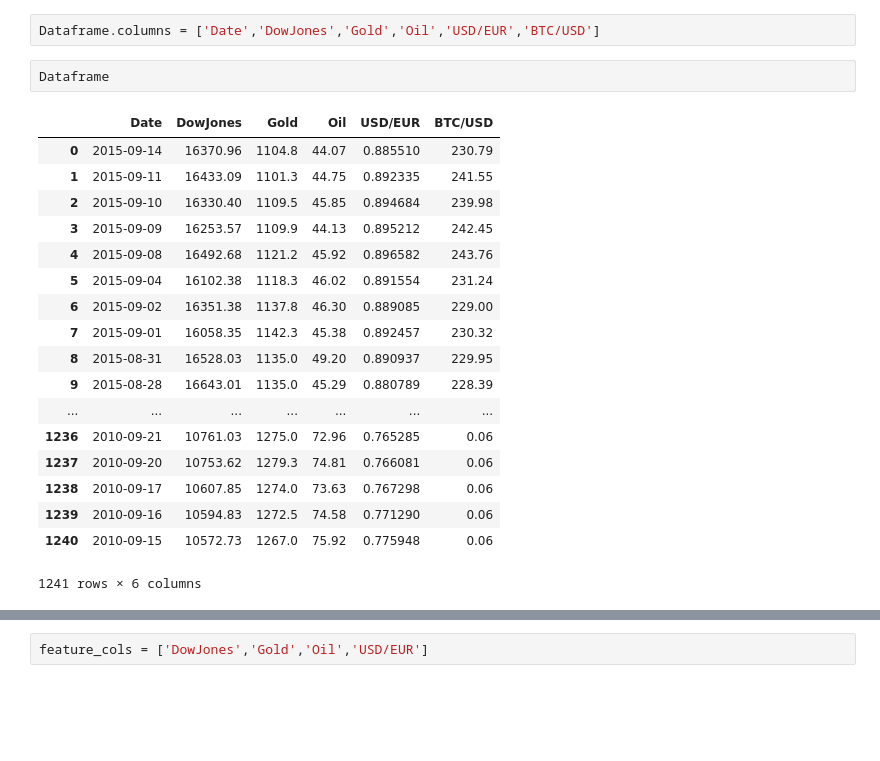
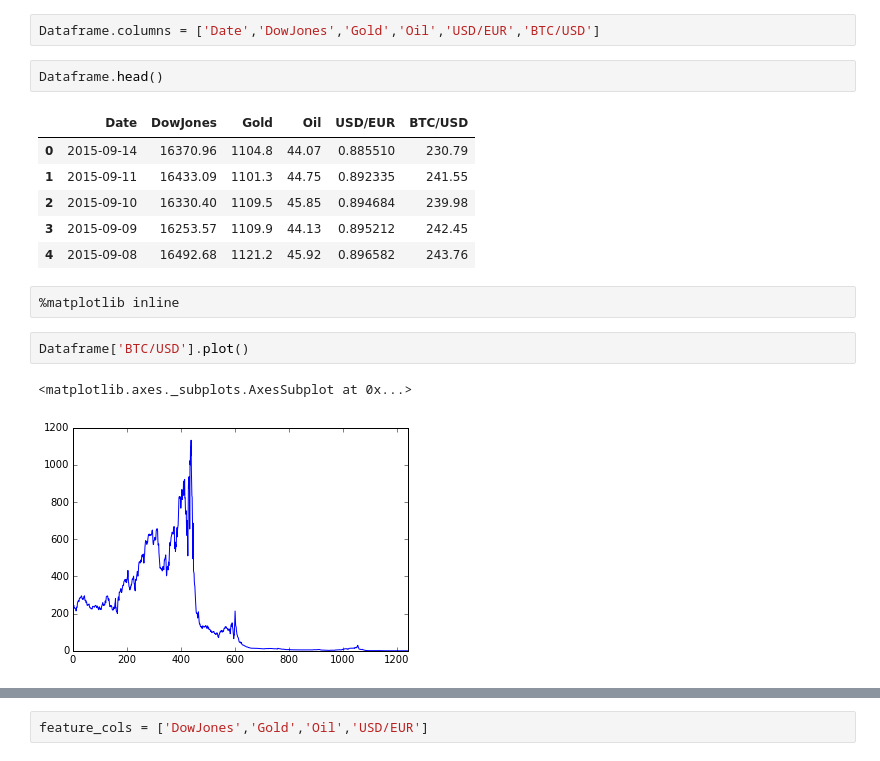
Before and after one commit to Ameyadeolalkar/Data-science-course-projects-and-homeworks, a Jupyter notebook: Project/Code/First project presentation.ipynb, the cells around one changed output, grey strips where cells are left out. Cells and saved outputs as stored; diff of their text form; blank space fills up the shorter version.

```diff
--- a/Project/Code/First project presentation.ipynb
+++ b/Project/Code/First project presentation.ipynb
@@ -130,7 +133,7 @@ Dataframe = US_stock.merge(gold,on='Date').merge(oil,on='Date').merge(USD_eur,on
 # %%
 Dataframe.columns = ['Date','DowJones','Gold','Oil','USD/EUR','BTC/USD']
 # %%
-Dataframe
+Dataframe.head()
 # %% [output]
 |  | Date | DowJones | Gold | Oil | USD/EUR | BTC/USD |
 | 0 | 2015-09-14 | 16370.96 | 1104.8 | 44.07 | 0.885510 | 230.79 |
@@ -138,15 +141,10 @@ Dataframe
 | 2 | 2015-09-10 | 16330.40 | 1109.5 | 45.85 | 0.894684 | 239.98 |
 | 3 | 2015-09-09 | 16253.57 | 1109.9 | 44.13 | 0.895212 | 242.45 |
 | 4 | 2015-09-08 | 16492.68 | 1121.2 | 45.92 | 0.896582 | 243.76 |
-| 5 | 2015-09-04 | 16102.38 | 1118.3 | 46.02 | 0.891554 | 231.24 |
-| 6 | 2015-09-02 | 16351.38 | 1137.8 | 46.30 | 0.889085 | 229.00 |
-| 7 | 2015-09-01 | 16058.35 | 1142.3 | 45.38 | 0.892457 | 230.32 |
-| 8 | 2015-08-31 | 16528.03 | 1135.0 | 49.20 | 0.890937 | 229.95 |
-| 9 | 2015-08-28 | 16643.01 | 1135.0 | 45.29 | 0.880789 | 228.39 |
-| ... | ... | ... | ... | ... | ... | ... |
-| 1236 | 2010-09-21 | 10761.03 | 1275.0 | 72.96 | 0.765285 | 0.06 |
-| 1237 | 2010-09-20 | 10753.62 | 1279.3 | 74.81 | 0.766081 | 0.06 |
-| 1238 | 2010-09-17 | 10607.85 | 1274.0 | 73.63 | 0.767298 | 0.06 |
-| 1239 | 2010-09-16 | 10594.83 | 1272.5 | 74.58 | 0.771290 | 0.06 |
-| 1240 | 2010-09-15 | 10572.73 | 1267.0 | 75.92 | 0.775948 | 0.06 |
-1241 rows × 6 columns
+# %%
+%matplotlib inline
+# %%
+Dataframe['BTC/USD'].plot()
+# %% [output]
+<matplotlib.axes._subplots.AxesSubplot at 0x...>
+[figure, added]
```
Also changed, not shown: parts of 47 cells of this notebook, 11 other files.
